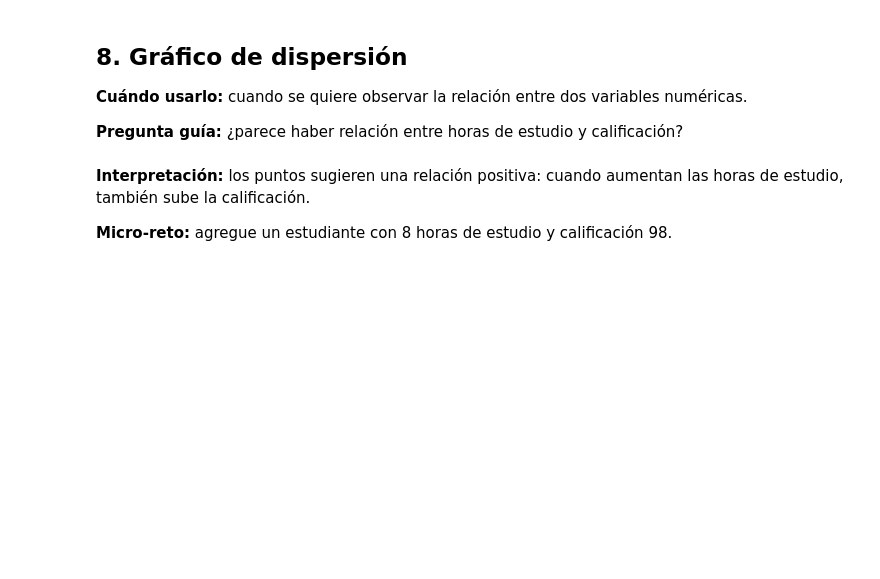
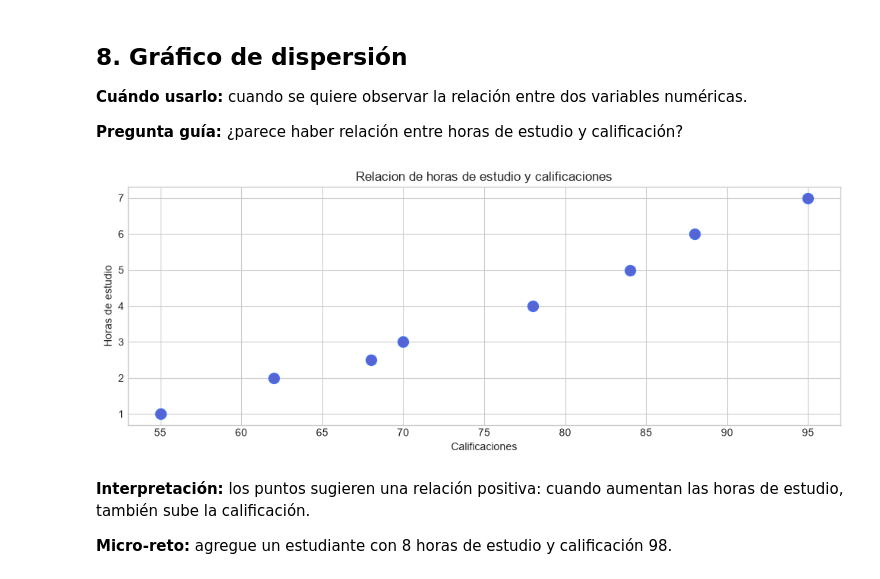
Before and after one commit to yislein27-cyber/2026C2-G03-PROGRAMACI-N, a Jupyter notebook: CLASE 12/01 - Aprender Matplotlib.ipynb, the cells around one changed output. Drawn from its saved outputs; the diff is of its cells as text; code cells hidden in the pictures; blank space fills up the shorter version.

```diff
--- a/CLASE 12/01 - Aprender Matplotlib.ipynb
+++ b/CLASE 12/01 - Aprender Matplotlib.ipynb
@@ -180,8 +219,22 @@ unidades = [85, 140, 60, 45]
 
 **Pregunta guía:** ¿parece haber relación entre horas de estudio y calificación?
 # %%
+
 horas_estudio = [1, 2, 2.5, 3, 4, 5, 6, 7]
 calificaciones = [55, 62, 68, 70, 78, 84, 88, 95]
+
+plt.figure(figsize=(10,4))
+
+plt.scatter(calificaciones, horas_estudio, color="#5665D3", edgecolor="#4472F1",s=100)
+plt.title("Relacion de horas de estudio y calificaciones")
+plt.xlabel("Calificaciones")
+plt.ylabel("Horas de estudio")
+
+#plt.grid(axis="y")
+plt.tight_layout()
+plt.show()
+# %% [output]
+[figure, added]
 # %% [markdown]
 **Interpretación:** los puntos sugieren una relación positiva: cuando aumentan las horas de estudio, también sube la calificación.
 
```
Also changed, not shown: parts of 14 cells of this notebook, 1 other file.
